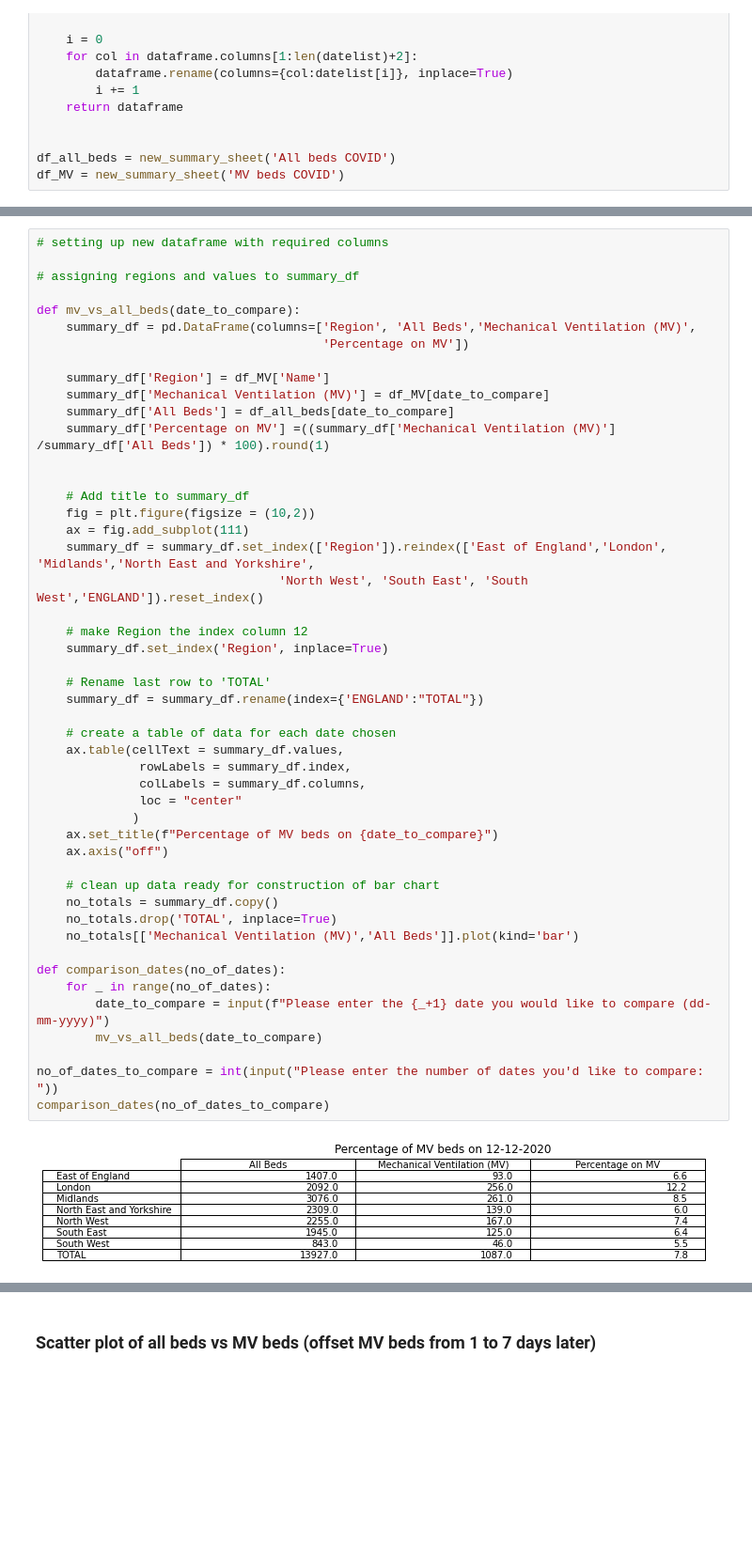
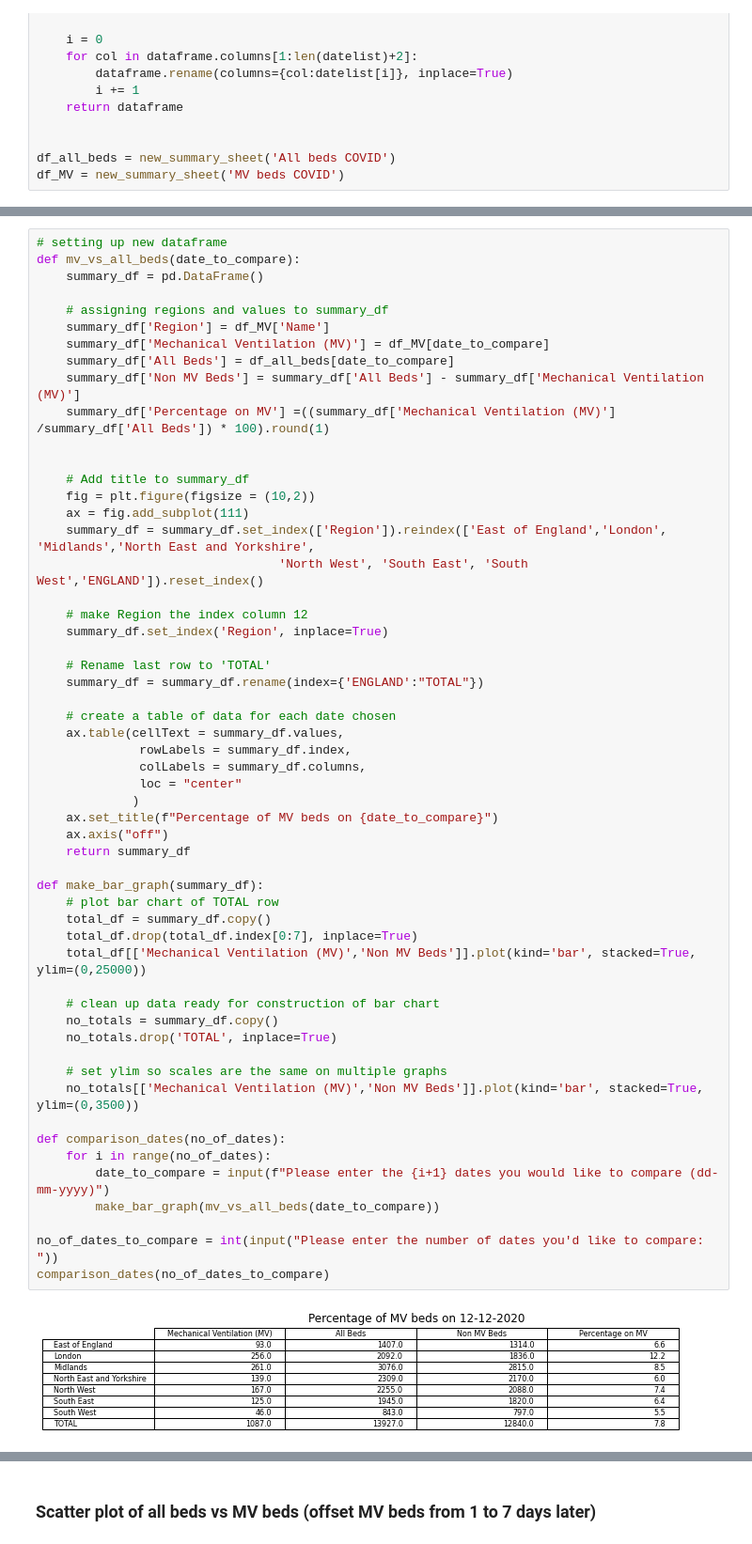
Before and after one commit to IvanSparrow71/Data_Science_Mini_Project, a Jupyter notebook: Proportion_on_MV.ipynb, the cells around one changed output, grey strips where cells are left out. Shown at 94% size. Saved outputs shown, nothing was run; the diff lists cells and outputs as text; blank space fills up the shorter version.

```diff
--- a/Percentage_on_MV.ipynb
+++ b/Proportion_on_MV.ipynb
@@ -50,50 +50,57 @@ df_MV = new_summary_sheet('MV beds COVID')
 # %%
-# setting up new dataframe with required columns
+# setting up new dataframe
+def mv_vs_all_beds(date_to_compare):
+    summary_df = pd.DataFrame()
 
-# assigning regions and values to summary_df
-
-def mv_vs_all_beds(date_to_compare):
-    summary_df = pd.DataFrame(columns=['Region', 'All Beds','Mechanical Ventilation (MV)',
-                                       'Percentage on MV'])
-
+    # assigning regions and values to summary_df
     summary_df['Region'] = df_MV['Name']
     summary_df['Mechanical Ventilation (MV)'] = df_MV[date_to_compare]
     summary_df['All Beds'] = df_all_beds[date_to_compare]
+    summary_df['Non MV Beds'] = summary_df['All Beds'] - summary_df['Mechanical Ventilation (MV)']
     summary_df['Percentage on MV'] =((summary_df['Mechanical Ventilation (MV)'] /summary_df['All Beds']) * 100).round(1)
 
 
     # Add title to summary_df
     fig = plt.figure(figsize = (10,2))
     ax = fig.add_subplot(111)
     summary_df = summary_df.set_index(['Region']).reindex(['East of England','London', 'Midlands','North East and Yorkshire',
                                  'North West', 'South East', 'South West','ENGLAND']).reset_index()
 
     # make Region the index column 12
     summary_df.set_index('Region', inplace=True)
 
     # Rename last row to 'TOTAL'
     summary_df = summary_df.rename(index={'ENGLAND':"TOTAL"})
 
     # create a table of data for each date chosen
     ax.table(cellText = summary_df.values,
               rowLabels = summary_df.index,
               colLabels = summary_df.columns,
               loc = "center"
              )
     ax.set_title(f"Percentage of MV beds on {date_to_compare}")
     ax.axis("off")
+    return summary_df
+
+def make_bar_graph(summary_df):
+    # plot bar chart of TOTAL row
+    total_df = summary_df.copy()
+    total_df.drop(total_df.index[0:7], inplace=True)
+    total_df[['Mechanical Ventilation (MV)','Non MV Beds']].plot(kind='bar', stacked=True, ylim=(0,25000))
 
     # clean up data ready for construction of bar chart
     no_totals = summary_df.copy()
     no_totals.drop('TOTAL', inplace=True)
-    no_totals[['Mechanical Ventilation (MV)','All Beds']].plot(kind='bar')
+
+    # set ylim so scales are the same on multiple graphs
+    no_totals[['Mechanical Ventilation (MV)','Non MV Beds']].plot(kind='bar', stacked=True, ylim=(0,3500))
 
 def comparison_dates(no_of_dates):
-    for _ in range(no_of_dates):
-        date_to_compare = input(f"Please enter the {_+1} date you would like to compare (dd-mm-yyyy)")
-        mv_vs_all_beds(date_to_compare)
+    for i in range(no_of_dates):
+        date_to_compare = input(f"Please enter the {i+1} dates you would like to compare (dd-mm-yyyy)")
+        make_bar_graph(mv_vs_all_beds(date_to_compare))
 
 no_of_dates_to_compare = int(input("Please enter the number of dates you'd like to compare: "))
 comparison_dates(no_of_dates_to_compare)
 # %% [output]
-[figure, old version]
+[figure, new version]
```
Also changed, not shown: parts of 2 cells of this notebook, 1 other file.
